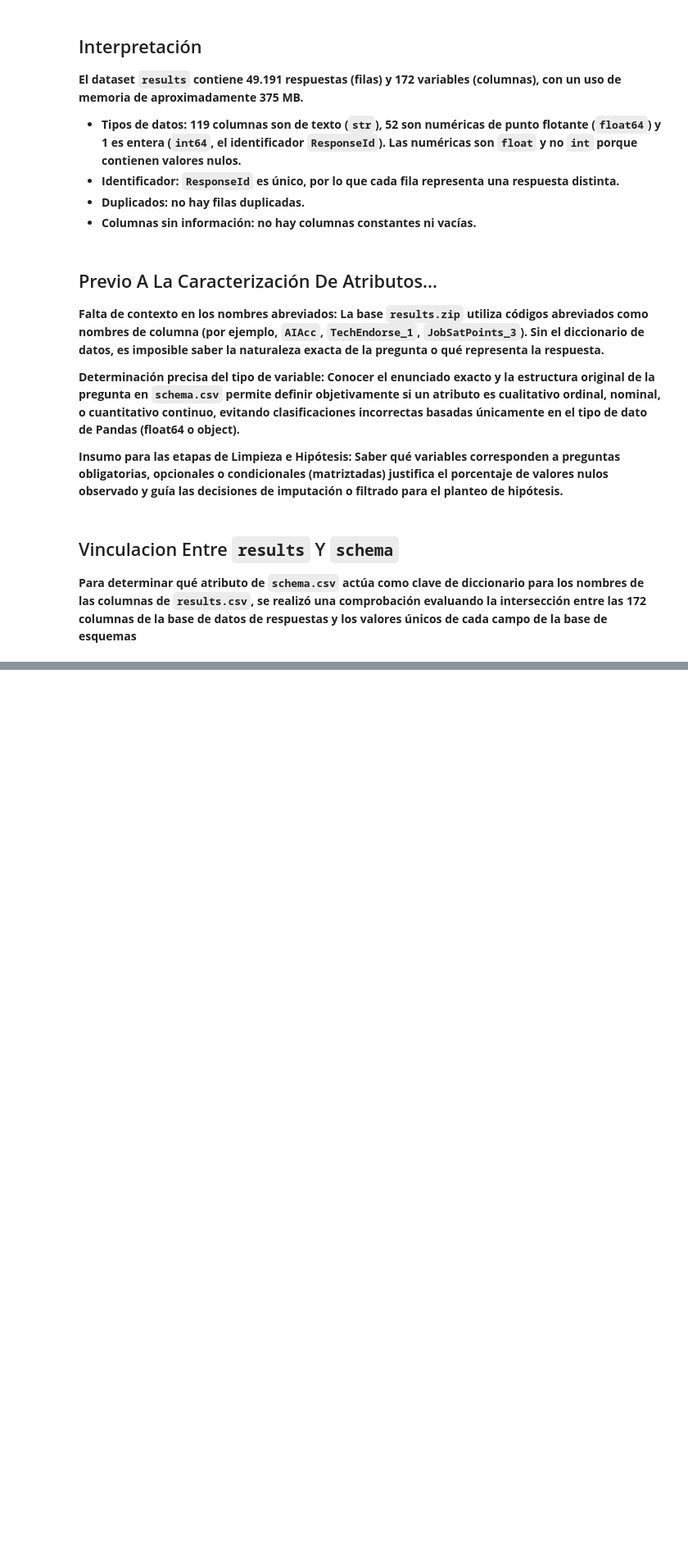
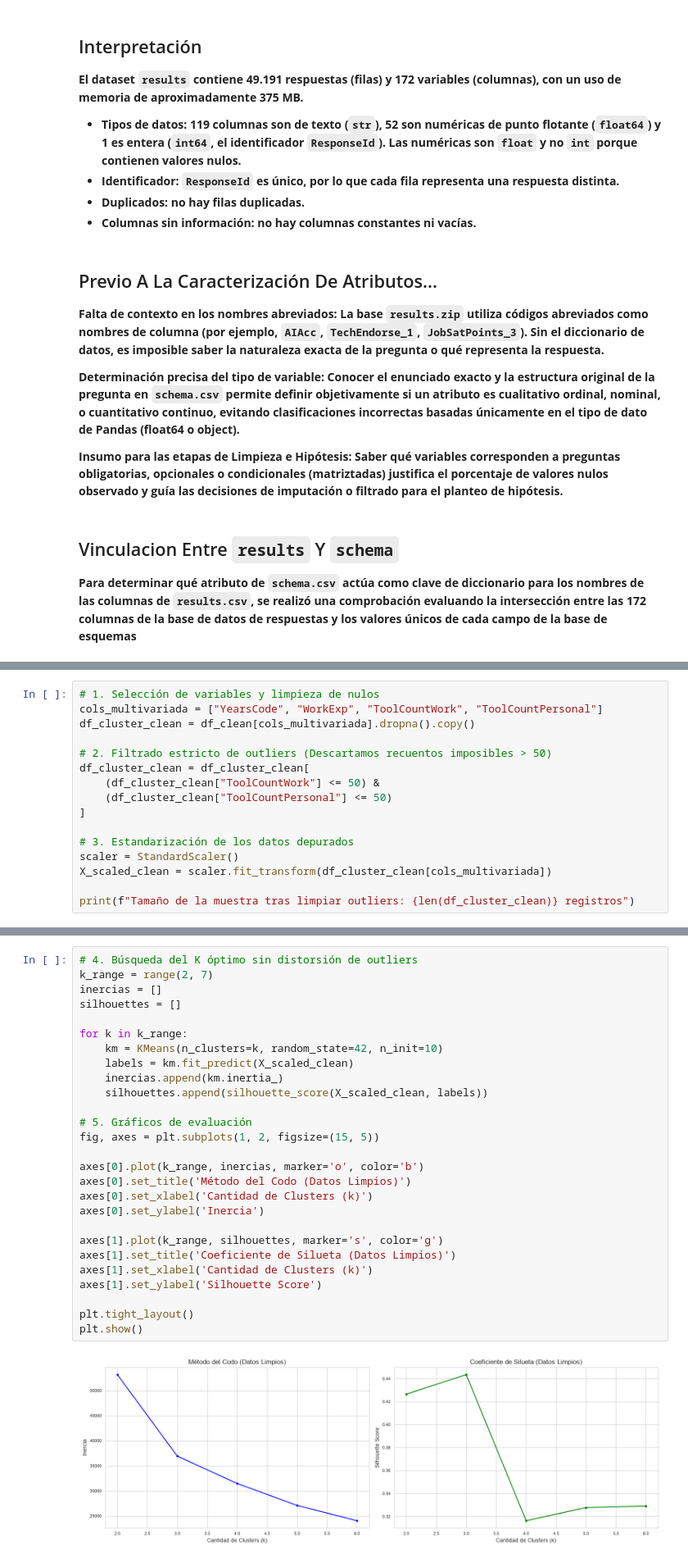
Before and after one commit to Gonza117/tp-fundamentos-ciencia-datos, a Jupyter notebook: TPE_CienciaDeDatos_StackOverflow.ipynb, the cells around one changed output, grey strips where cells are left out. Shown at 82% size. Saved outputs shown, nothing was run; the diff lists cells and outputs as text; blank space fills up the shorter version.

Commit message:
Se paso todo el codigo del TP en limpio

```diff
--- a/TPE_CienciaDeDatos_StackOverflow.ipynb
+++ b/TPE_CienciaDeDatos_StackOverflow.ipynb
@@ -184,0 +974,16 @@ Columnas sin "type": ['ResponseId', 'ConvertedCompYearly']
+# %%
+# 1. Selección de variables y limpieza de nulos
+cols_multivariada = ["YearsCode", "WorkExp", "ToolCountWork", "ToolCountPersonal"]
+df_cluster_clean = df_clean[cols_multivariada].dropna().copy()
+
+# 2. Filtrado estricto de outliers (Descartamos recuentos imposibles > 50)
+df_cluster_clean = df_cluster_clean[
+    (df_cluster_clean["ToolCountWork"] <= 50) &
+    (df_cluster_clean["ToolCountPersonal"] <= 50)
+]
+
+# 3. Estandarización de los datos depurados
+scaler = StandardScaler()
+X_scaled_clean = scaler.fit_transform(df_cluster_clean[cols_multivariada])
+
+print(f"Tamaño de la muestra tras limpiar outliers: {len(df_cluster_clean)} registros")
@@ -184,0 +1001,29 @@ Columnas sin "type": ['ResponseId', 'ConvertedCompYearly']
+# %%
+# 4. Búsqueda del K óptimo sin distorsión de outliers
+k_range = range(2, 7)
+inercias = []
+silhouettes = []
+
+for k in k_range:
+    km = KMeans(n_clusters=k, random_state=42, n_init=10)
+    labels = km.fit_predict(X_scaled_clean)
+    inercias.append(km.inertia_)
+    silhouettes.append(silhouette_score(X_scaled_clean, labels))
+
+# 5. Gráficos de evaluación
+fig, axes = plt.subplots(1, 2, figsize=(15, 5))
+
+axes[0].plot(k_range, inercias, marker='o', color='b')
+axes[0].set_title('Método del Codo (Datos Limpios)')
+axes[0].set_xlabel('Cantidad de Clusters (k)')
+axes[0].set_ylabel('Inercia')
+
+axes[1].plot(k_range, silhouettes, marker='s', color='g')
+axes[1].set_title('Coeficiente de Silueta (Datos Limpios)')
+axes[1].set_xlabel('Cantidad de Clusters (k)')
+axes[1].set_ylabel('Silhouette Score')
+
+plt.tight_layout()
+plt.show()
+# %% [output]
+[figure, added]
```
Also changed, not shown: parts of 64 cells of this notebook, 8 other files.
